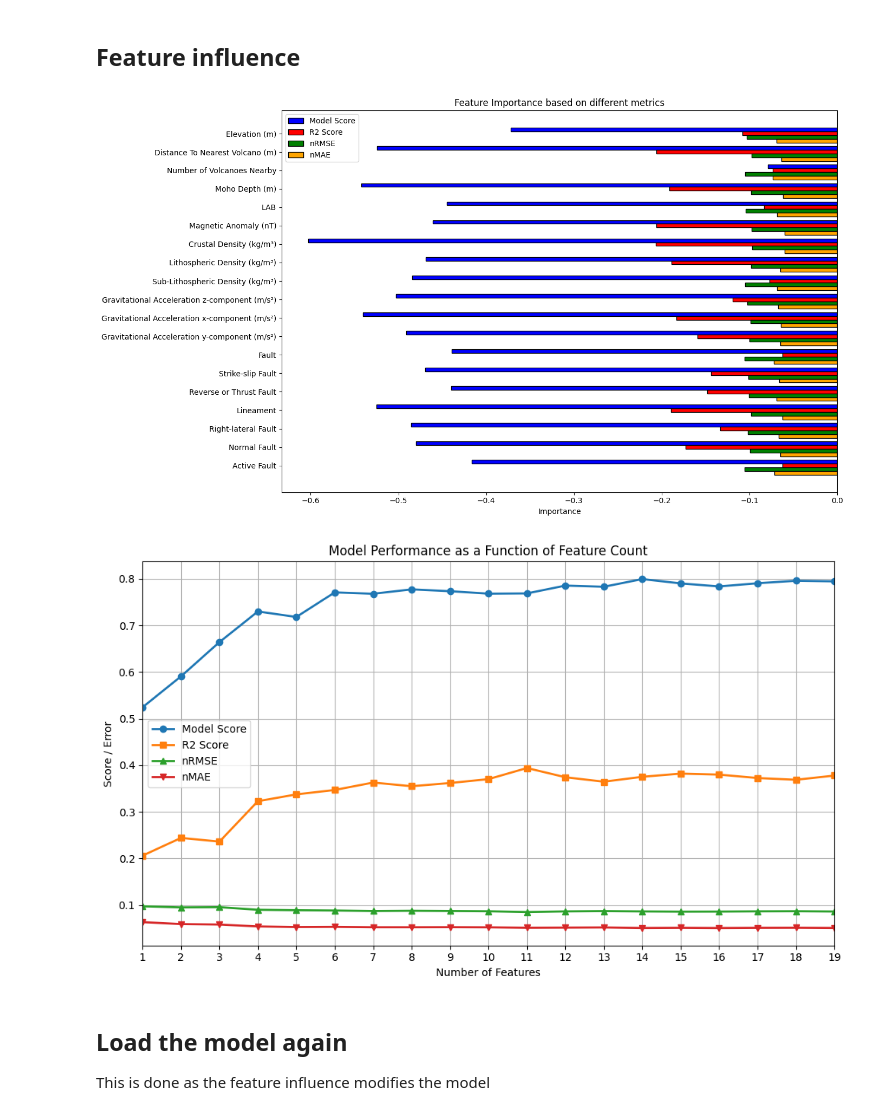
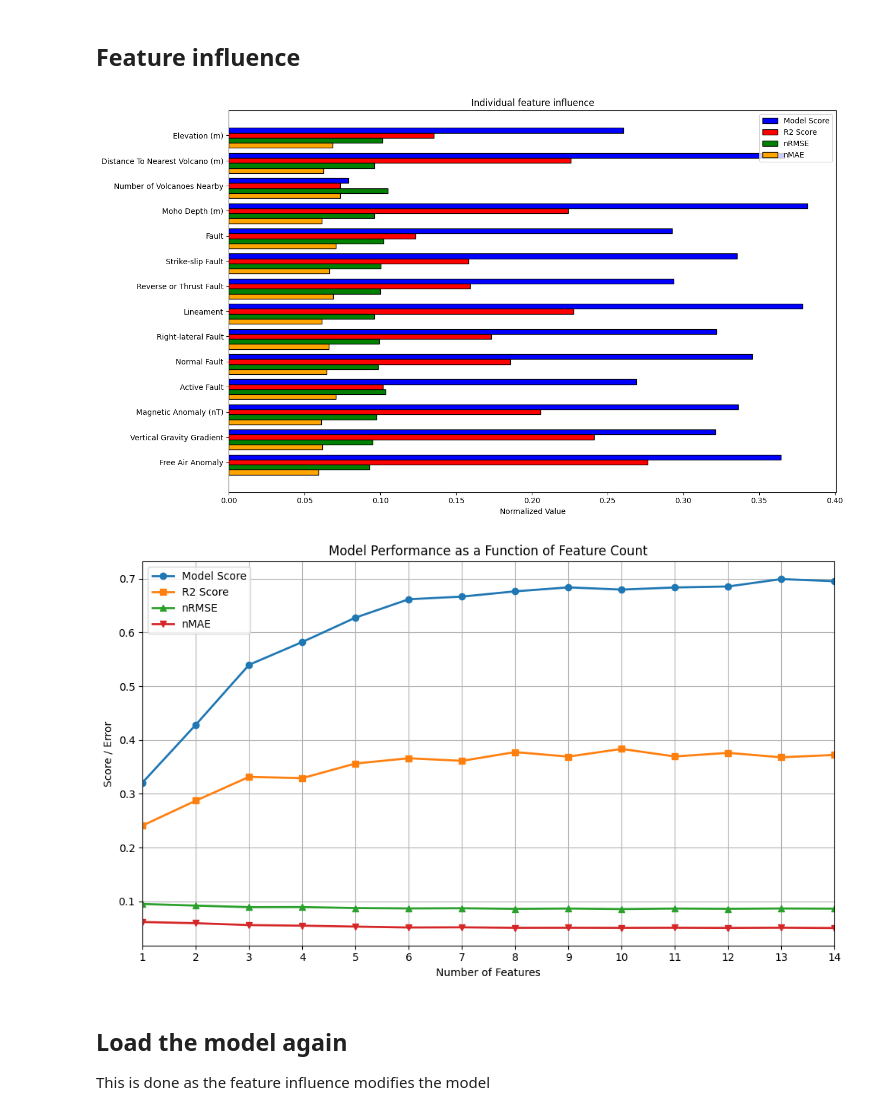
Before and after one commit to jcmefra/Geothermal-Gradient-Machine-Learning, a Jupyter notebook: Model_V2.ipynb, the cells around one changed output. Cells and saved outputs as stored; diff of their text form; code cells hidden in the pictures.

```diff
--- a/Model_V2.ipynb
+++ b/Model_V2.ipynb
@@ -853,17 +806,13 @@ plt.show()
 ## Data Splitting
 # %%
 # Define feature matrix (X) and target variables (y)
-X = cleaned_data[['Latitude', 'Longitude','Elevation (m)',
-        'Distance To Nearest Volcano (m)', 'Number of Volcanoes Nearby',
-        'Moho Depth (m)', 'LAB', 'Magnetic Anomaly (nT)', 'Crustal Density (kg/m³)',
-        'Lithospheric Density (kg/m³)', 'Sub-Lithospheric Density (kg/m³)',
-        'Gravitational Acceleration z-component (m/s²)',
-        'Gravitational Acceleration x-component (m/s²)',
-        'Gravitational Acceleration y-component (m/s²)',
-        'Fault',
-        'Strike-slip Fault',
-        'Reverse or Thrust Fault', 'Lineament', 'Right-lateral Fault',
-        'Normal Fault', 'Active Fault']]
+X = cleaned_data[['Latitude', 'Longitude', 'Elevation (m)',
+       'Distance To Nearest Volcano (m)',
+       'Number of Volcanoes Nearby', 'Moho Depth (m)', 'Fault',
+       'Strike-slip Fault', 'Reverse or Thrust Fault',
+       'Lineament', 'Right-lateral Fault',
+       'Normal Fault', 'Active Fault', 'Magnetic Anomaly (nT)',
+       'Vertical Gravity Gradient', 'Free Air Anomaly']]
 
 y = cleaned_data['Apparent Geothermal Gradient (°C/Km)']
 
@@ -929,5 +878,5 @@ Best Mean Squared Error: 23.601193446654147
 # %%
-best_params = {'colsample_bytree': 0.5, 'gamma': 0.1, 'learning_rate': 0.1, 'max_depth': 7, 'min_child_weight': 1, 'reg_alpha': 0, 'reg_lambda': 1}
+best_params = {'colsample_bytree': 0.7, 'gamma': 0, 'learning_rate': 0.1, 'max_depth': 7, 'min_child_weight': 10, 'reg_alpha': 1, 'reg_lambda': 2}
 # %% [markdown]
 ## Train XGBoost and evaluate model
 # %%
@@ -1437,42 +1400,36 @@ for feature in X_train.columns:
     nRMSE = np.sqrt(mean_squared_error(y_test, predictions)) / (y_test.max() - y_test.min())
     nRMSEs.append(nRMSE)
 
     # Calculate the normalized Mean Absolute Error (nMAE)
     nMAE = mean_absolute_error(y_test, predictions) / (y_test.max() - y_test.min())
     nMAEs.append(nMAE)
 
     # Store the feature name
     features.append(feature)
 
-# Convert scores to negative for the purpose of plotting
-training_scores = [-x for x in training_scores]
-test_scores = [-x for x in test_scores]
-nRMSEs = [-x for x in nRMSEs]
-nMAEs = [-x for x in nMAEs]
-
 # Plot the results
 plt.figure(figsize=(14, 8))
 y_pos = np.arange(len(features))
 bar_width = 0.2
 
 # Plot each metric
 plt.barh(y_pos, training_scores, bar_width, label='Model Score', color='b', edgecolor='black')
 plt.barh(y_pos + bar_width, test_scores, bar_width, label='R2 Score', color='r', edgecolor='black')
 plt.barh(y_pos + 2*bar_width, nRMSEs, bar_width, label='nRMSE', color='g', edgecolor='black')
 plt.barh(y_pos + 3*bar_width, nMAEs, bar_width, label='nMAE', color='orange', edgecolor='black')
 
 # Label axes and title
-plt.xlabel('Importance')
+plt.xlabel('Normalized Value')
 plt.yticks(y_pos + bar_width, features)
-plt.title('Feature Importance based on different metrics')
+plt.title('Individual feature influence')
 plt.legend()
 
 # Display the plot
 plt.gca().invert_yaxis()  # To display the highest importance at the top
 plt.tight_layout()
 plt.show()
 # %% [output]
-[figure, old version]
+[figure, new version]
 # %%
 # Get feature importance by gain
 importance = best_xgb_model.get_booster().get_score(importance_type='gain')
@@ -1540,7 +1497,7 @@ plt.xticks(np.arange(1, max_feature_count + 1, step=1))  # Adjust step based on
 plt.tight_layout()
 plt.show()
 # %% [output]
-[figure, old version]
+[figure, new version]
 # %% [markdown]
 ## Load the model again
 
```
Also changed, not shown: parts of 90 cells of this notebook, 8 other files.
